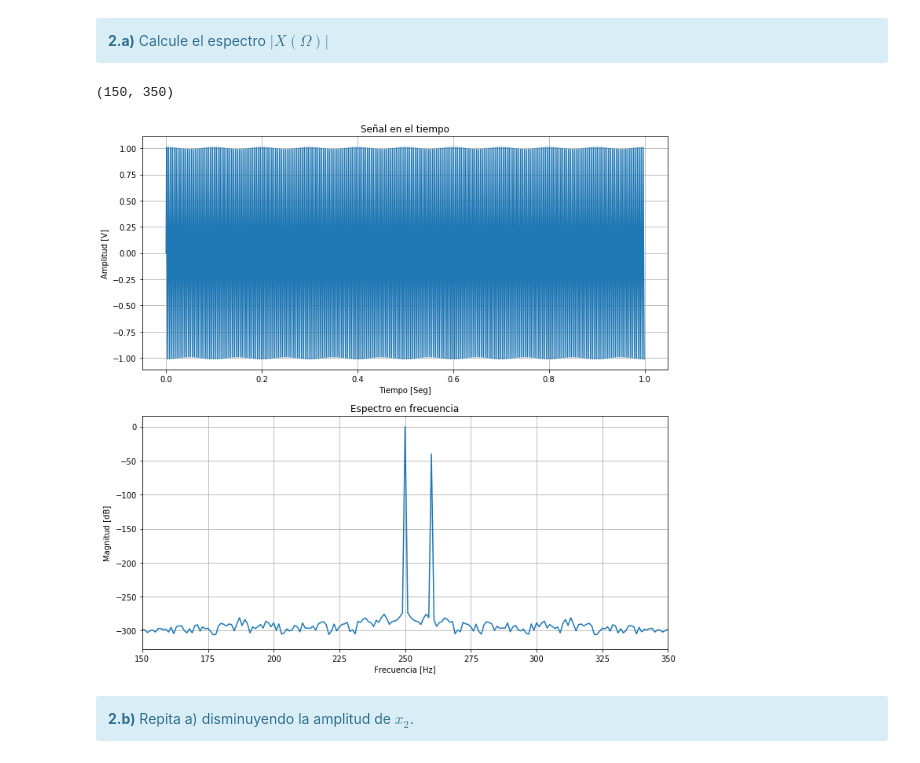
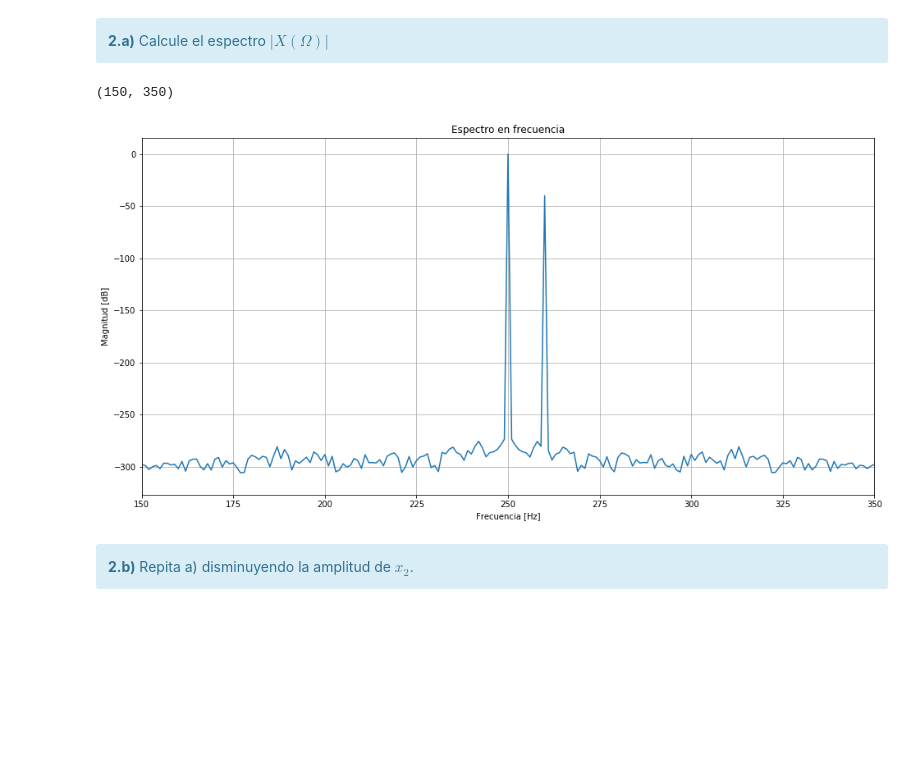
Before and after one commit to franmaiocchi/DSP, a Jupyter notebook: TP2/TP2 - Ventanas.ipynb, the cells around one changed output. Cells and saved outputs as stored; diff of their text form; code cells hidden in the pictures; blank space fills up the shorter version.

```diff
--- a/TP2/TP2 - Ventanas.ipynb
+++ b/TP2/TP2 - Ventanas.ipynb
@@ -324,24 +328,16 @@ spectrum = spectrum_analyzer(signal, fs, N, plot = False)
 
 </div>
 # %%
-plt.figure(figsize = (12, 12))
-plt.subplot(2,1,1)
-plt.grid()
-plt.title('Señal en el tiempo')
-plt.xlabel('Tiempo [Seg]')
-plt.ylabel('Amplitud [V]')
-plt.plot(tt, signal)
-
-plt.subplot(2,1,2)
+plt.figure(figsize = (16, 8))
 plt.grid()
 plt.title('Espectro en frecuencia')
 plt.plot(ff[0:int(N//2+1)], 20*np.log10(2.0/N * np.abs(spectrum[0:int(N//2+1)]) + np.finfo(float).eps))
 plt.xlabel('Frecuencia [Hz]')
 plt.ylabel('Magnitud [dB]')
 plt.xlim((150,350))
 # %% [output]
 (150, 350)
-[figure, old version]
+[figure, new version]
 # %% [markdown]
 <div class="alert alert-block alert-info">
 <b>2.b)</b> Repita a) disminuyendo la amplitud de $x_2$.
```
Also changed, not shown: parts of 18 cells of this notebook.
